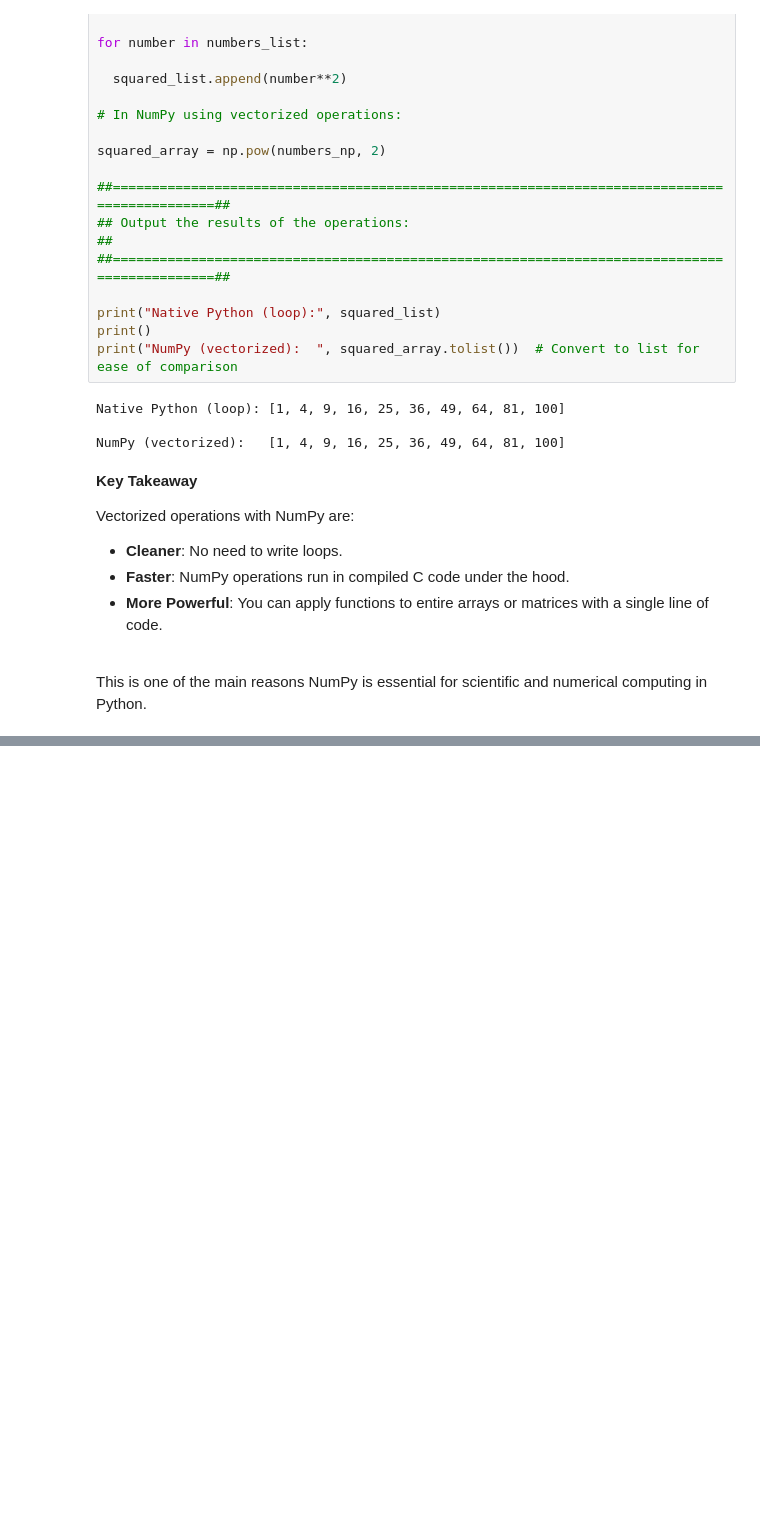
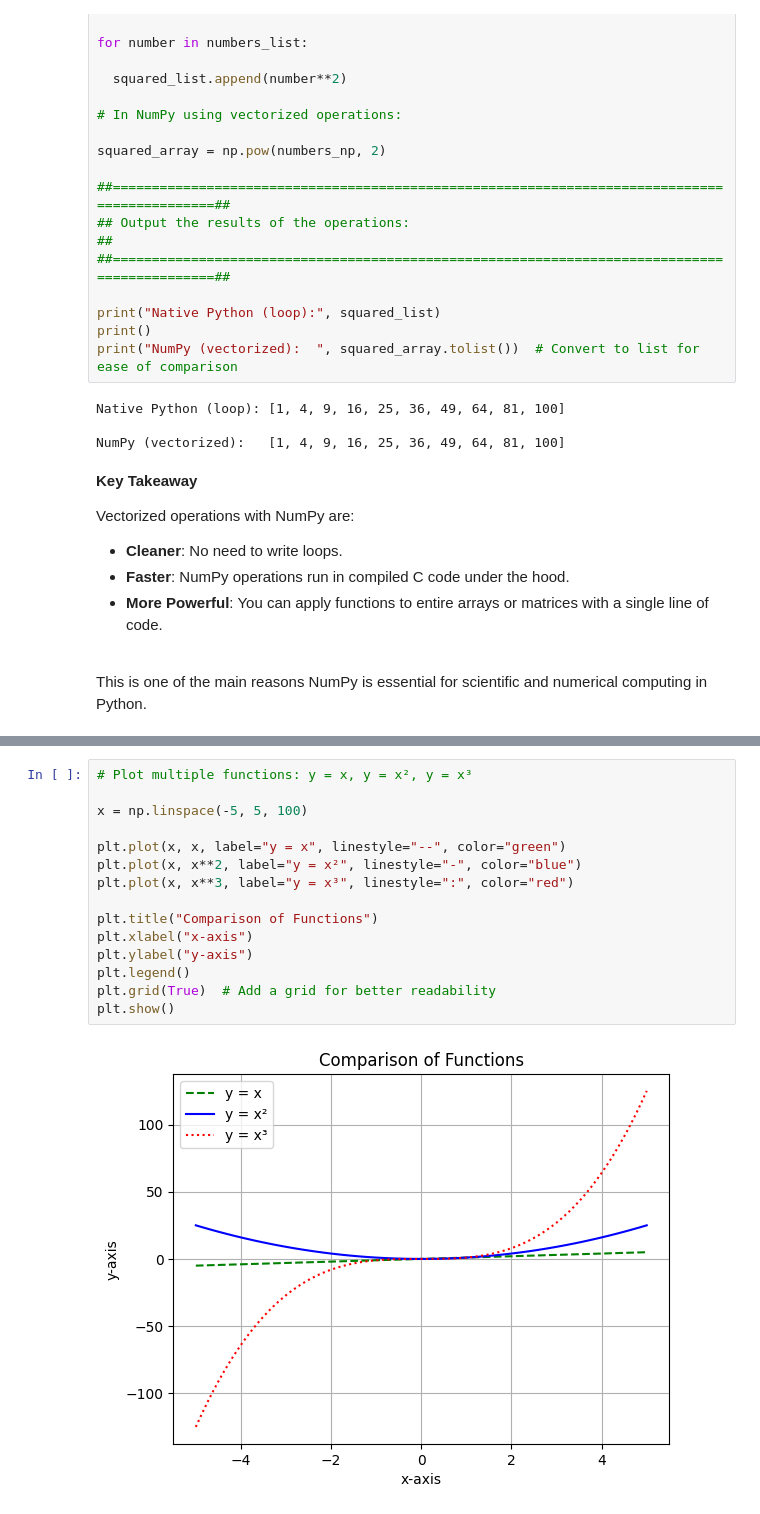
Before and after one commit to dr-bankert-augustana/PHYS_200, a Jupyter notebook: Lessons/Module_1/PHYS_200_Lesson_1_3.ipynb, the cells around one changed output, grey strips where cells are left out. Cells and saved outputs as stored; diff of their text form; blank space fills up the shorter version.

```diff
--- a/Lessons/Module_1/PHYS_200_Lesson_1_3.ipynb
+++ b/Lessons/Module_1/PHYS_200_Lesson_1_3.ipynb
@@ -402,0 +577,17 @@ This is one of the main reasons NumPy is essential for scientific and numerical
+# %%
+# Plot multiple functions: y = x, y = x², y = x³
+
+x = np.linspace(-5, 5, 100)
+
+plt.plot(x, x, label="y = x", linestyle="--", color="green")
+plt.plot(x, x**2, label="y = x²", linestyle="-", color="blue")
+plt.plot(x, x**3, label="y = x³", linestyle=":", color="red")
+
+plt.title("Comparison of Functions")
+plt.xlabel("x-axis")
+plt.ylabel("y-axis")
+plt.legend()
+plt.grid(True)  # Add a grid for better readability
+plt.show()
+# %% [output]
+[figure, added]
```
Also changed, not shown: parts of 13 cells of this notebook.
